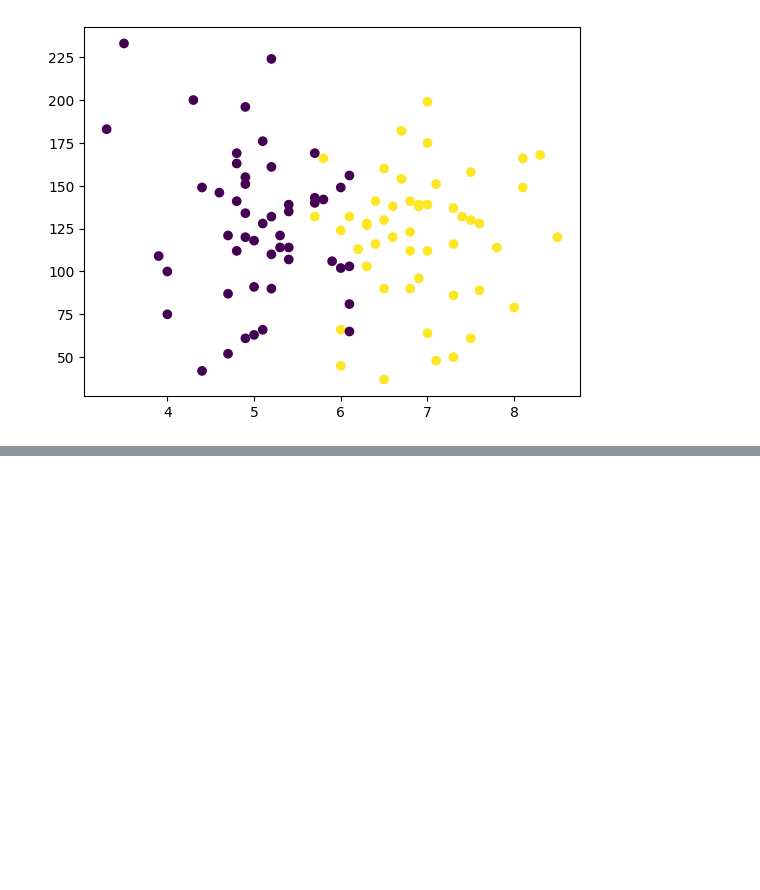
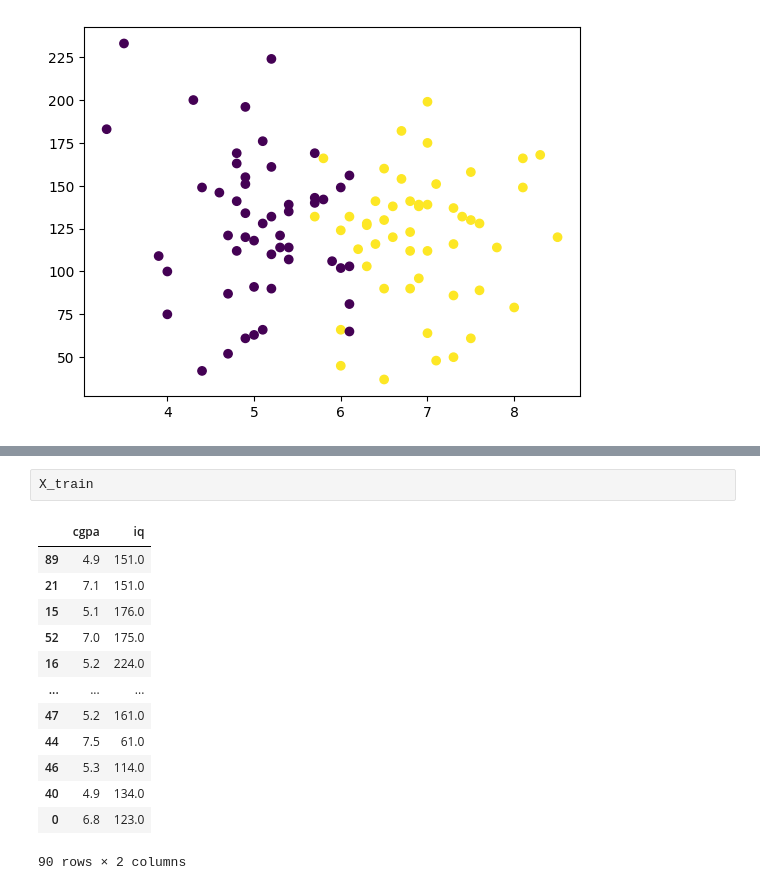
Before and after one commit to tashfeen786/100DaysOfMachineLearning, a Jupyter notebook: day 13 End to End Toy Project/end_to_end_ml.ipynb, the cells around one changed output, grey strips where cells are left out. Cells and saved outputs as stored; diff of their text form; blank space fills up the shorter version.

```diff
--- a/day 13 End to End Toy Project/end_to_end_ml.ipynb
+++ b/day 13 End to End Toy Project/end_to_end_ml.ipynb
@@ -50,0 +78,16 @@ plt.scatter(df['cgpa'],df['iq'], c=df['placement'])
+# %%
+X_train
+# %% [output]
+|  | cgpa | iq |
+| 89 | 4.9 | 151.0 |
+| 21 | 7.1 | 151.0 |
+| 15 | 5.1 | 176.0 |
+| 52 | 7.0 | 175.0 |
+| 16 | 5.2 | 224.0 |
+| ... | ... | ... |
+| 47 | 5.2 | 161.0 |
+| 44 | 7.5 | 61.0 |
+| 46 | 5.3 | 114.0 |
+| 40 | 4.9 | 134.0 |
+| 0 | 6.8 | 123.0 |
+90 rows × 2 columns
```
Also changed, not shown: parts of 4 cells of this notebook.
